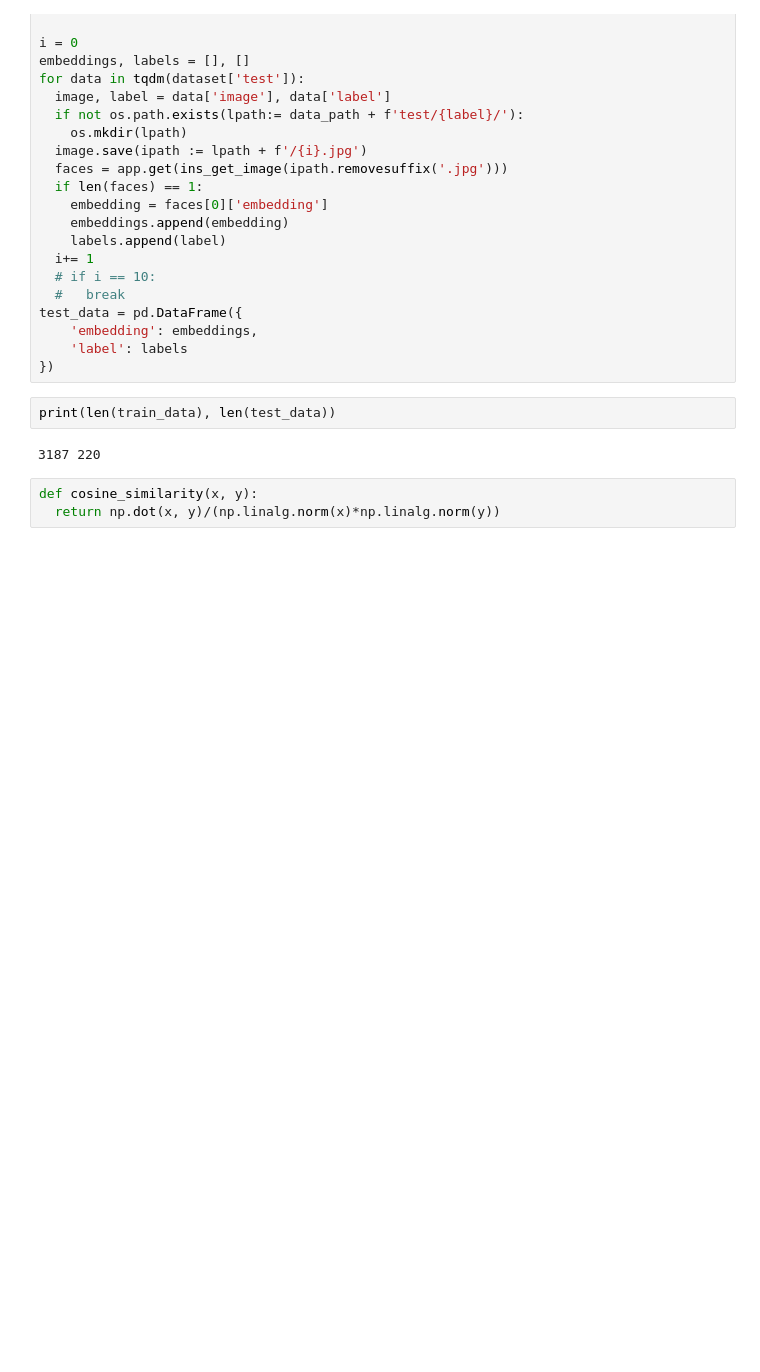
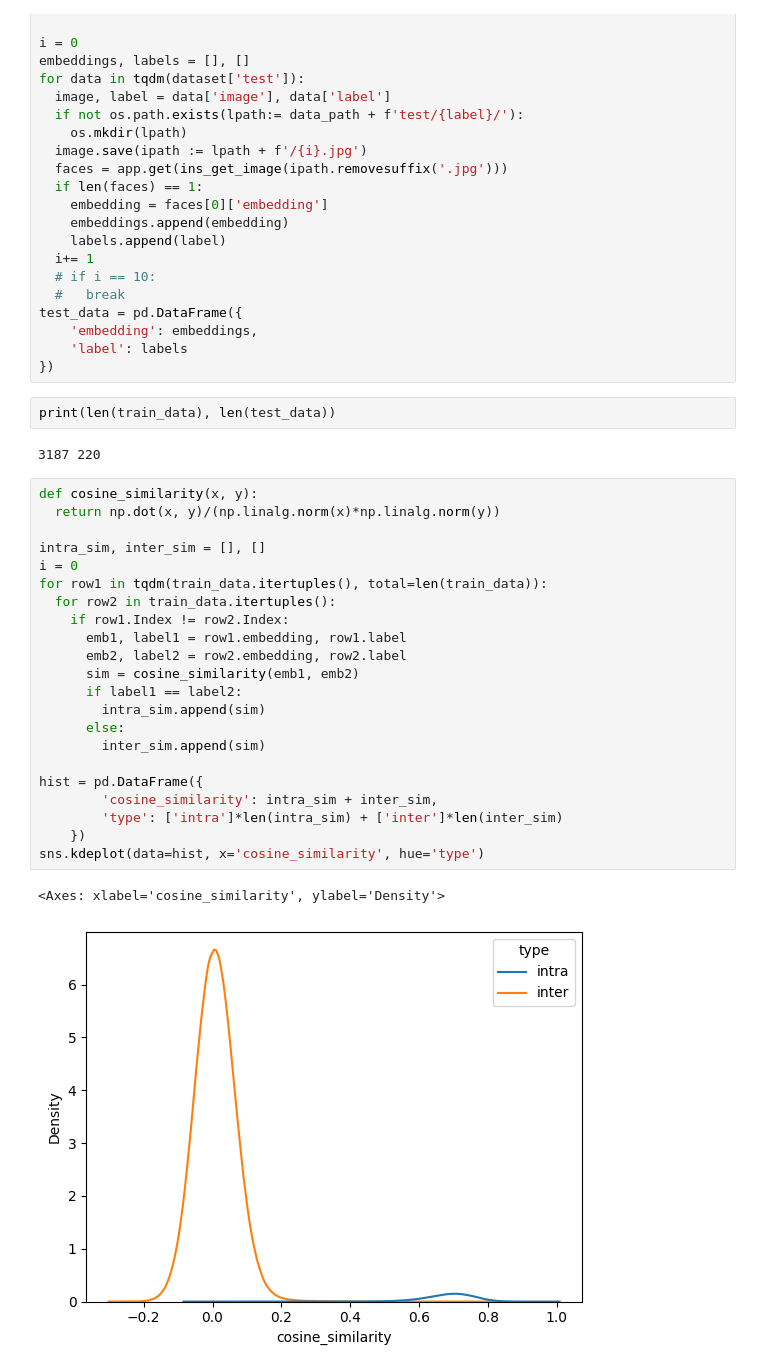
Before and after one commit to doanhieung/colab_notebooks, a Jupyter notebook: insightface.ipynb, the cells around one changed output. Saved outputs shown, nothing was run; the diff lists cells and outputs as text; blank space fills up the shorter version.

```diff
--- a/insightface.ipynb
+++ b/insightface.ipynb
@@ -99,7 +99,29 @@ test_data = pd.DataFrame({
 print(len(train_data), len(test_data))
 # %% [output]
 3187 220
-# %%
-def cosine_similarity(x, y):
-  return np.dot(x, y)/(np.linalg.norm(x)*np.linalg.norm(y))
+# %%
+def cosine_similarity(x, y):
+  return np.dot(x, y)/(np.linalg.norm(x)*np.linalg.norm(y))
+
+intra_sim, inter_sim = [], []
+i = 0
+for row1 in tqdm(train_data.itertuples(), total=len(train_data)):
+  for row2 in train_data.itertuples():
+    if row1.Index != row2.Index:
+      emb1, label1 = row1.embedding, row1.label
+      emb2, label2 = row2.embedding, row2.label
+      sim = cosine_similarity(emb1, emb2)
+      if label1 == label2:
+        intra_sim.append(sim)
+      else:
+        inter_sim.append(sim)
+
+hist = pd.DataFrame({
+        'cosine_similarity': intra_sim + inter_sim,
+        'type': ['intra']*len(intra_sim) + ['inter']*len(inter_sim)
+    })
+sns.kdeplot(data=hist, x='cosine_similarity', hue='type')
+# %% [output]
+<Axes: xlabel='cosine_similarity', ylabel='Density'>
+[figure, added]
 # %%
```
Also changed, not shown: parts of 10 cells of this notebook.
